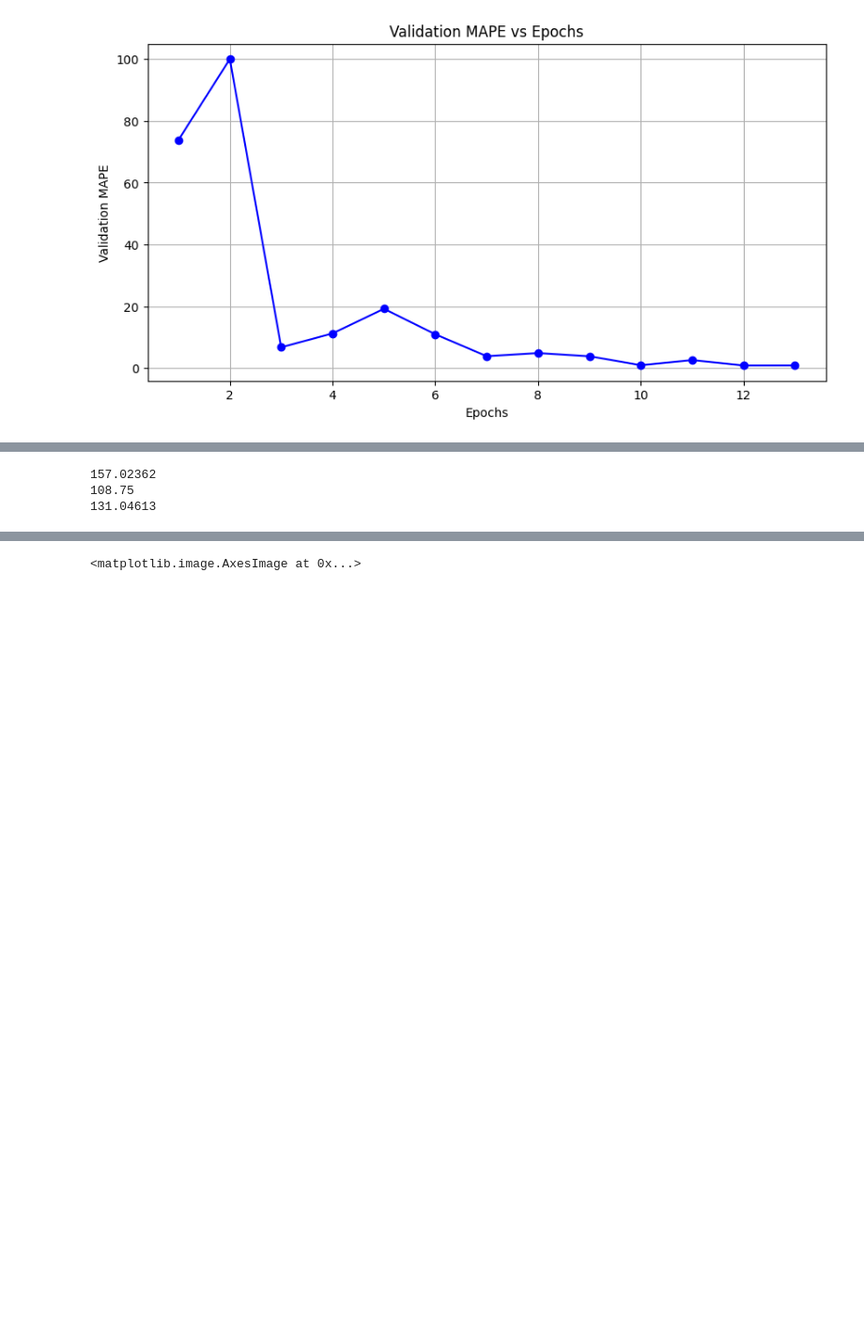
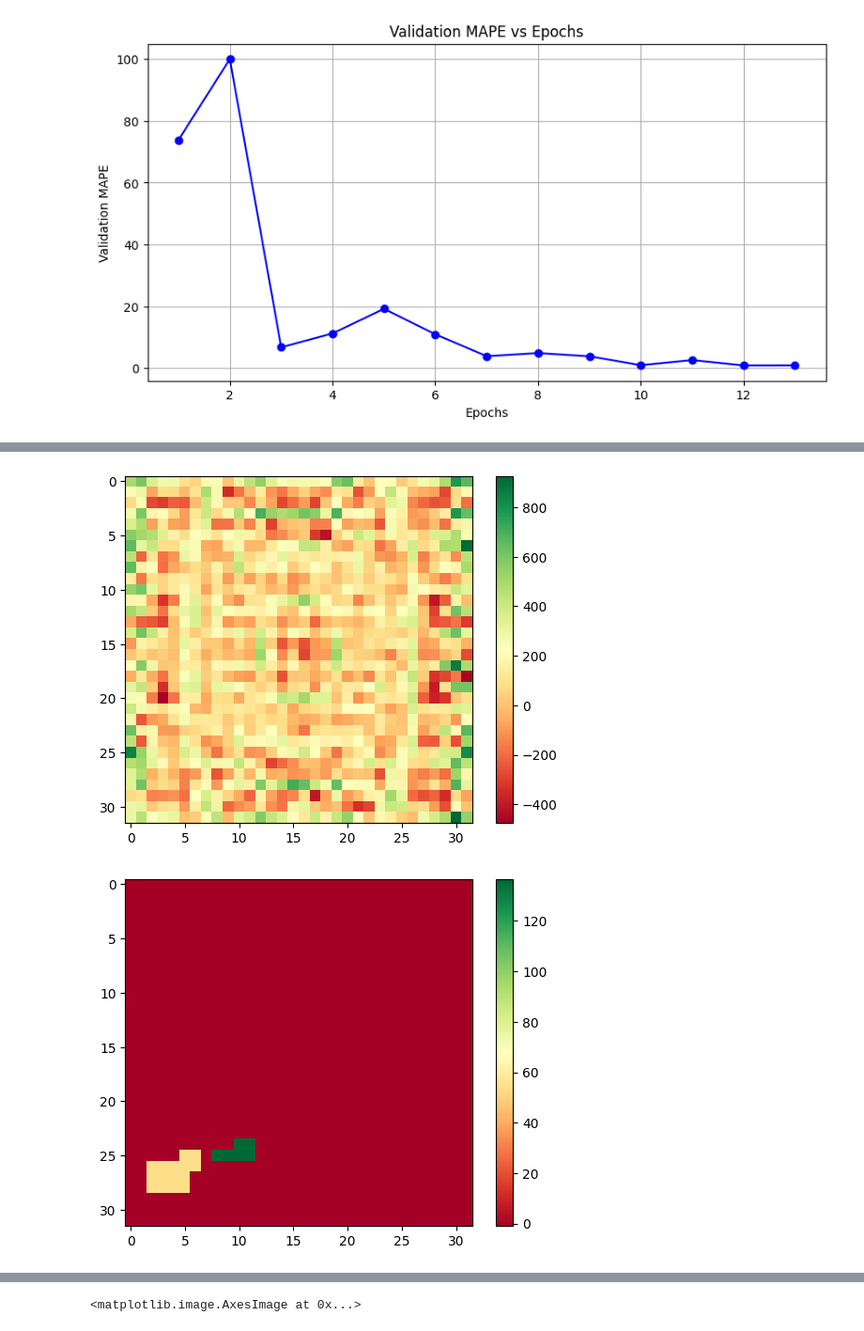
Before and after one commit to Amnx404/SICKLE, a Jupyter notebook: plot_mape.ipynb, the cells around one changed output, grey strips where cells are left out. Shown at 94% size. Drawn from its saved outputs; the diff is of its cells as text; code cells hidden in the pictures; blank space fills up the shorter version.

```diff
--- a/plot_mape.ipynb
+++ b/plot_mape.ipynb
@@ -58,43 +29,18 @@ print(runs)
-# %%
-import numpy as np
-# RdYlGn
-
-def run(run):
-    pred_mask = np.load(f'val_results/seed0/val/crop_yield/{run}.npy')
-    gt_mask = np.load(f'val_results/seed0/val/crop_yield/{run}_gt.npy')
-    sickle_mask = np.load(f'val_results/seed_sickle/val/crop_yield/{run}.npy')
-    # print(pred_mask)
-    values = []
-    valuesgt = []
-    sicklevalues = []
-    for i in range(pred_mask.shape[0]):
-        for j in range(pred_mask.shape[1]):
-            if pred_mask[i, j] <= 0: pred_mask[i, j] = 0
-            if gt_mask[i, j] == -1:
-                pred_mask[i, j] = 0
-                sickle_mask[i, j] = 0
-            else:
-                values.append(pred_mask[i, j])
-                valuesgt.append(gt_mask[i, j])
-                sicklevalues.append(sickle_mask[i, j])
-
-    for i in range(pred_mask.shape[0]):
-        for j in range(pred_mask.shape[1]):
-            if gt_mask[i, j] == -1:
-                continue
-            else:
-                pred_mask[i, j] =np.mean(values)
-                gt_mask[i, j] = np.mean(valuesgt)
-                sickle_mask[i, j] = np.mean(sicklevalues)
-
-
-    print(np.mean(values)) #68.57
-    print(np.mean(valuesgt)) #108.75
-    print(np.mean(sicklevalues)) #130.36
-    return pred_mask, gt_mask, sickle_mask
-
-pred_mask, gt_mask, sickle_mask = run('0_2')
-# %% [output]
-157.02362
-108.75
-131.04613
+# %%
+run = '0_9'
+pred_mask = np.load(f'val_results/seed0/val/crop_yield/{run}.npy')
+gt_mask = np.load(f'val_results/seed0/val/crop_yield/{run}_gt.npy')
+sickle_mask = np.load(f'val_results/seed_sickle/val/crop_yield/{run}.npy')
+
+plt.imshow(pred_mask[:, :], cmap='RdYlGn')
+plt.colorbar()
+plt.show()
+plt.imshow(gt_mask[:, :], cmap='RdYlGn')
+plt.colorbar()
+plt.show()
+plt.imshow(sickle_mask[:, :], cmap='RdYlGn')
+plt.colorbar()
+plt.show()
+# %% [output]
+[figure, added]
+[figure, added]
```
Also changed, not shown: parts of 11 cells of this notebook, 26 other files.
